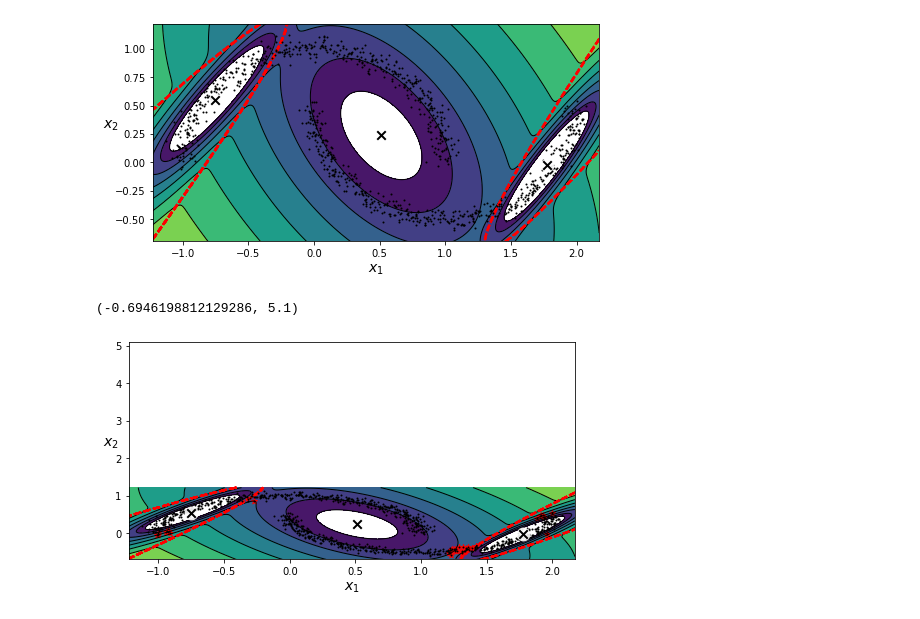
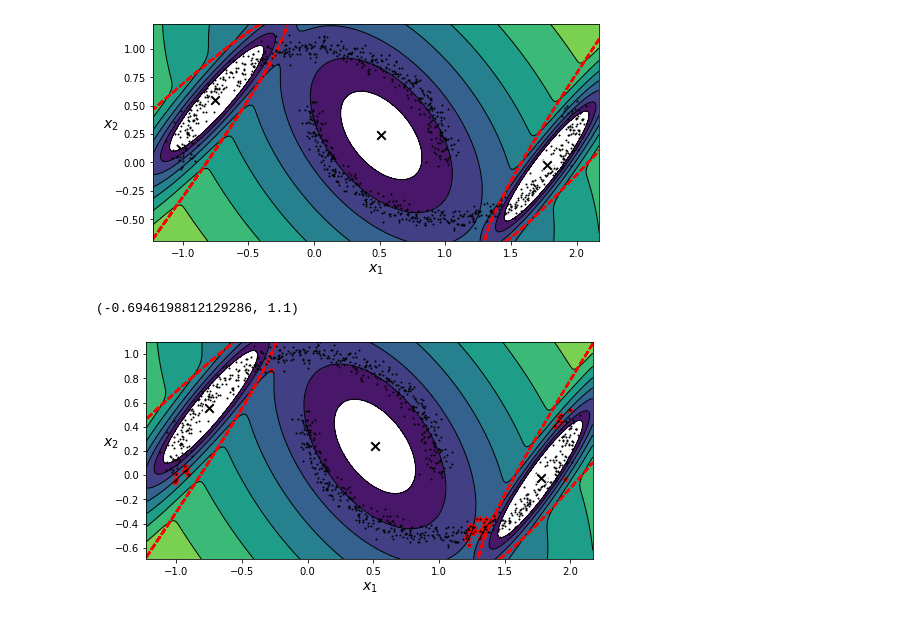
Before and after one commit to jmoro0408/scikit_learn, a Jupyter notebook: chapter_9/unsupervised_learning.ipynb, the cells around one changed output. Drawn from its saved outputs; the diff is of its cells as text; code cells hidden in the pictures.

```diff
--- a/chapter_9/unsupervised_learning.ipynb
+++ b/chapter_9/unsupervised_learning.ipynb
@@ -328,8 +328,8 @@ anomalies = X[densities < density_threshold]
 # %%
 plt.figure(figsize = (8,4))
 plot_gaussian_mixture(gm, X)
 plt.scatter(anomalies[:, 0], anomalies[:, 1], color='r', marker='*')
-plt.ylim(top=5.1)
+plt.ylim(top=1.1)
 # %% [output]
-(-0.6946198812129286, 5.1)
+(-0.6946198812129286, 1.1)
-[figure, old version]
+[figure, new version]
```
